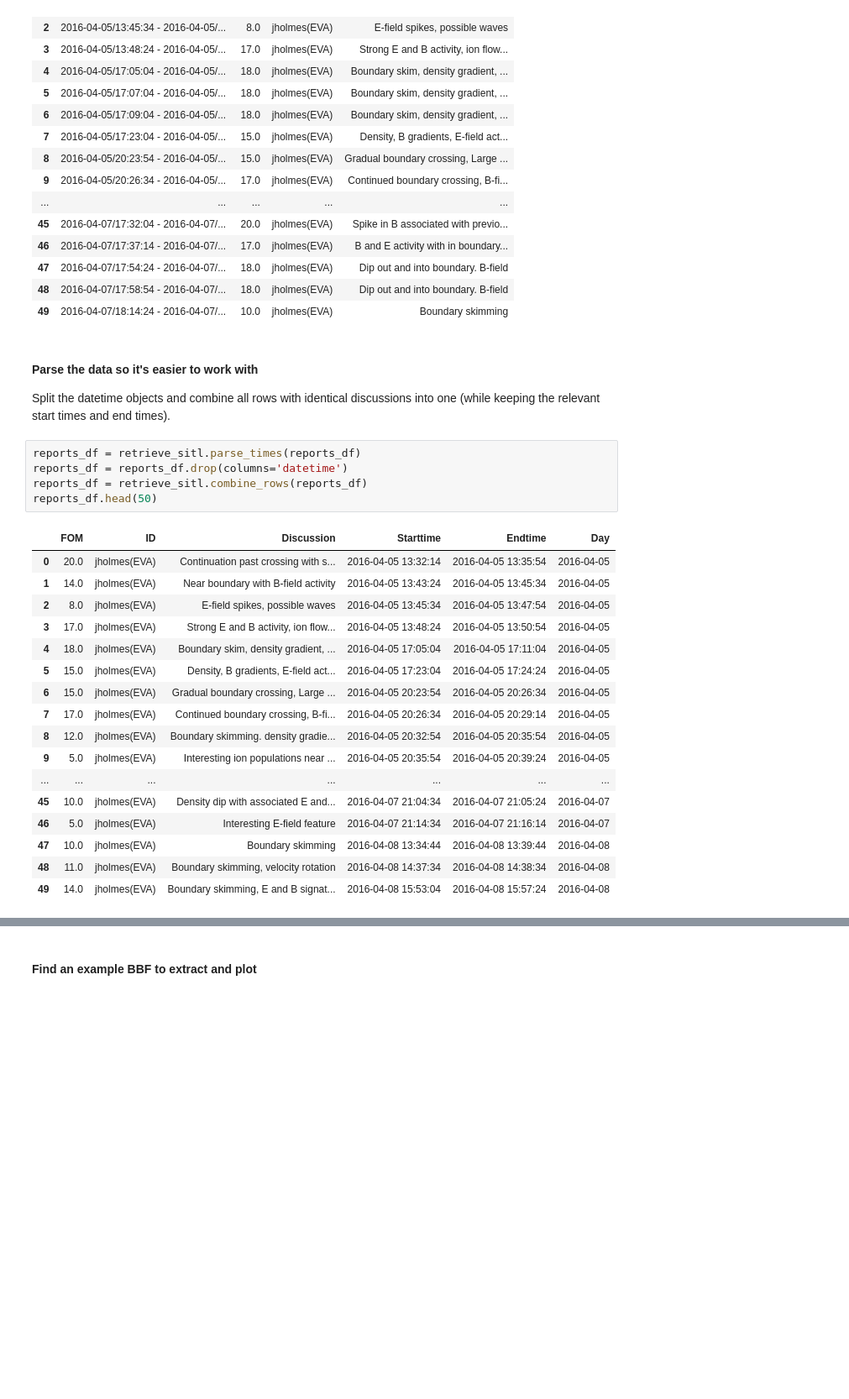
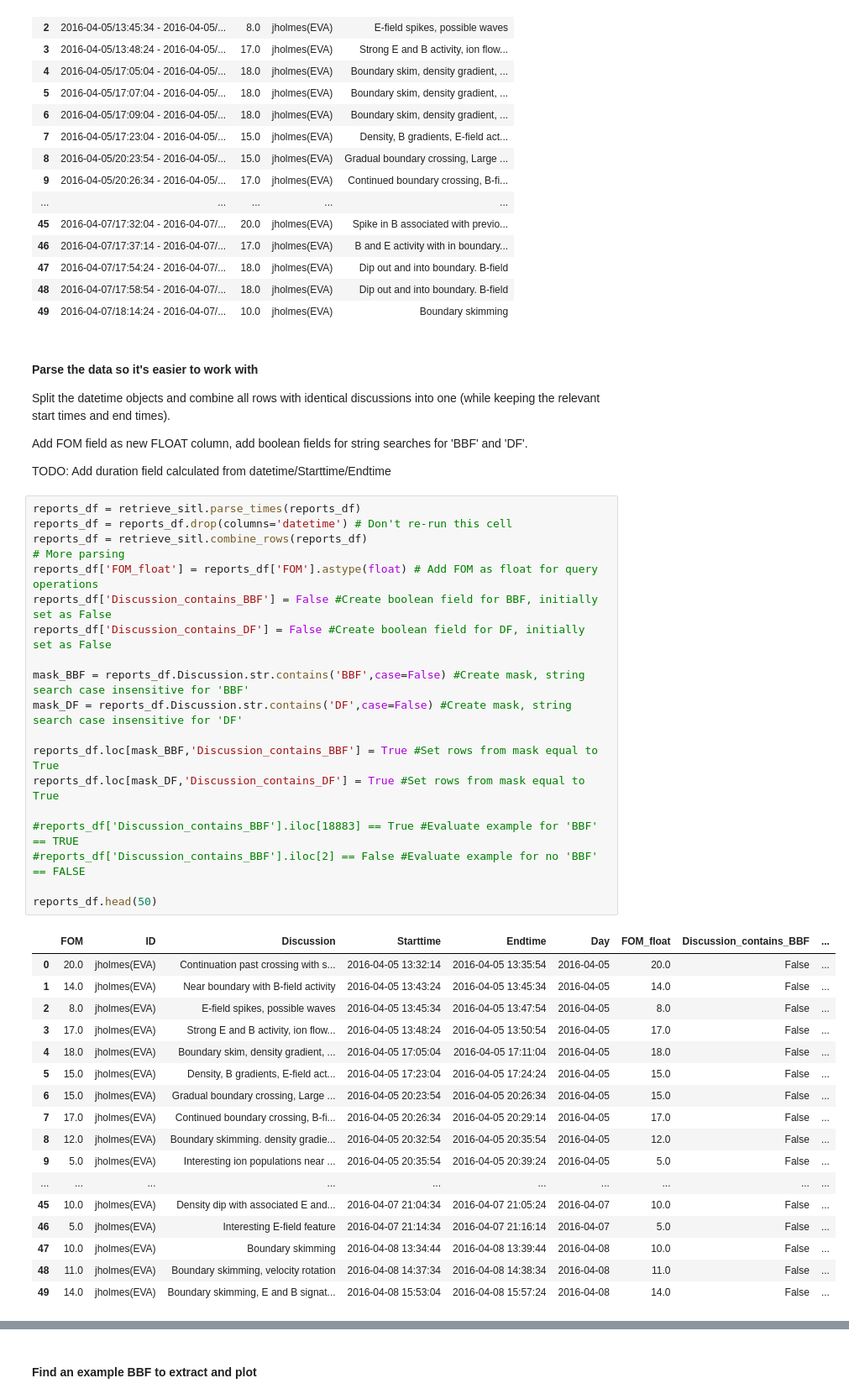
Before and after one commit to heliohackweek/mms_data_hunt, a Jupyter notebook: memes/example_sitl_read.ipynb, the cells around one changed output, grey strips where cells are left out. Shown at 84% size. Drawn from its saved outputs; the diff is of its cells as text; blank space fills up the shorter version.

```diff
--- a/memes/example_sitl_read.ipynb
+++ b/memes/example_sitl_read.ipynb
@@ -65,26 +65,44 @@ reports_df.head(50)
 #### Parse the data so it's easier to work with
 
 Split the datetime objects and combine all rows with identical discussions into one (while keeping the relevant start times and end times).
+
+Add FOM field as new FLOAT column, add boolean fields for string searches for 'BBF' and 'DF'.
+
+TODO: Add duration field calculated from datetime/Starttime/Endtime
-# %%
-reports_df = retrieve_sitl.parse_times(reports_df)
-reports_df = reports_df.drop(columns='datetime')
-reports_df = retrieve_sitl.combine_rows(reports_df)
-reports_df.head(50)
-# %% [output]
-|  | FOM | ID | Discussion | Starttime | Endtime | Day |
-| 0 | 20.0 | jholmes(EVA) | Continuation past crossing with s... | 2016-04-05 13:32:14 | 2016-04-05 13:35:54 | 2016-04-05 |
-| 1 | 14.0 | jholmes(EVA) | Near boundary with B-field activity | 2016-04-05 13:43:24 | 2016-04-05 13:45:34 | 2016-04-05 |
-| 2 | 8.0 | jholmes(EVA) | E-field spikes, possible waves | 2016-04-05 13:45:34 | 2016-04-05 13:47:54 | 2016-04-05 |
-| 3 | 17.0 | jholmes(EVA) | Strong E and B activity, ion flow... | 2016-04-05 13:48:24 | 2016-04-05 13:50:54 | 2016-04-05 |
-| 4 | 18.0 | jholmes(EVA) | Boundary skim, density gradient, ... | 2016-04-05 17:05:04 | 2016-04-05 17:11:04 | 2016-04-05 |
-| 5 | 15.0 | jholmes(EVA) | Density, B gradients, E-field act... | 2016-04-05 17:23:04 | 2016-04-05 17:24:24 | 2016-04-05 |
-| 6 | 15.0 | jholmes(EVA) | Gradual boundary crossing, Large ... | 2016-04-05 20:23:54 | 2016-04-05 20:26:34 | 2016-04-05 |
-| 7 | 17.0 | jholmes(EVA) | Continued boundary crossing, B-fi... | 2016-04-05 20:26:34 | 2016-04-05 20:29:14 | 2016-04-05 |
-| 8 | 12.0 | jholmes(EVA) | Boundary skimming. density gradie... | 2016-04-05 20:32:54 | 2016-04-05 20:35:54 | 2016-04-05 |
-| 9 | 5.0 | jholmes(EVA) | Interesting ion populations near ... | 2016-04-05 20:35:54 | 2016-04-05 20:39:24 | 2016-04-05 |
-| ... | ... | ... | ... | ... | ... | ... |
-| 45 | 10.0 | jholmes(EVA) | Density dip with associated E and... | 2016-04-07 21:04:34 | 2016-04-07 21:05:24 | 2016-04-07 |
-| 46 | 5.0 | jholmes(EVA) | Interesting E-field feature | 2016-04-07 21:14:34 | 2016-04-07 21:16:14 | 2016-04-07 |
-| 47 | 10.0 | jholmes(EVA) | Boundary skimming | 2016-04-08 13:34:44 | 2016-04-08 13:39:44 | 2016-04-08 |
-| 48 | 11.0 | jholmes(EVA) | Boundary skimming, velocity rotation | 2016-04-08 14:37:34 | 2016-04-08 14:38:34 | 2016-04-08 |
-| 49 | 14.0 | jholmes(EVA) | Boundary skimming, E and B signat... | 2016-04-08 15:53:04 | 2016-04-08 15:57:24 | 2016-04-08 |
+# %%
+reports_df = retrieve_sitl.parse_times(reports_df)
+reports_df = reports_df.drop(columns='datetime') # Don't re-run this cell
+reports_df = retrieve_sitl.combine_rows(reports_df)
+# More parsing
+reports_df['FOM_float'] = reports_df['FOM'].astype(float) # Add FOM as float for query operations
+reports_df['Discussion_contains_BBF'] = False #Create boolean field for BBF, initially set as False
+reports_df['Discussion_contains_DF'] = False #Create boolean field for DF, initially set as False
+
+mask_BBF = reports_df.Discussion.str.contains('BBF',case=False) #Create mask, string search case insensitive for 'BBF'
+mask_DF = reports_df.Discussion.str.contains('DF',case=False) #Create mask, string search case insensitive for 'DF'
+
+reports_df.loc[mask_BBF,'Discussion_contains_BBF'] = True #Set rows from mask equal to True
+reports_df.loc[mask_DF,'Discussion_contains_DF'] = True #Set rows from mask equal to True
+
+#reports_df['Discussion_contains_BBF'].iloc[18883] == True #Evaluate example for 'BBF' == TRUE
+#reports_df['Discussion_contains_BBF'].iloc[2] == False #Evaluate example for no 'BBF' == FALSE
+
+reports_df.head(50)
+# %% [output]
+|  | FOM | ID | Discussion | Starttime | Endtime | Day | FOM_float | Discussion_contains_BBF | ... |
+| 0 | 20.0 | jholmes(EVA) | Continuation past crossing with s... | 2016-04-05 13:32:14 | 2016-04-05 13:35:54 | 2016-04-05 | 20.0 | False | ... |
+| 1 | 14.0 | jholmes(EVA) | Near boundary with B-field activity | 2016-04-05 13:43:24 | 2016-04-05 13:45:34 | 2016-04-05 | 14.0 | False | ... |
+| 2 | 8.0 | jholmes(EVA) | E-field spikes, possible waves | 2016-04-05 13:45:34 | 2016-04-05 13:47:54 | 2016-04-05 | 8.0 | False | ... |
+| 3 | 17.0 | jholmes(EVA) | Strong E and B activity, ion flow... | 2016-04-05 13:48:24 | 2016-04-05 13:50:54 | 2016-04-05 | 17.0 | False | ... |
+| 4 | 18.0 | jholmes(EVA) | Boundary skim, density gradient, ... | 2016-04-05 17:05:04 | 2016-04-05 17:11:04 | 2016-04-05 | 18.0 | False | ... |
+| 5 | 15.0 | jholmes(EVA) | Density, B gradients, E-field act... | 2016-04-05 17:23:04 | 2016-04-05 17:24:24 | 2016-04-05 | 15.0 | False | ... |
+| 6 | 15.0 | jholmes(EVA) | Gradual boundary crossing, Large ... | 2016-04-05 20:23:54 | 2016-04-05 20:26:34 | 2016-04-05 | 15.0 | False | ... |
+| 7 | 17.0 | jholmes(EVA) | Continued boundary crossing, B-fi... | 2016-04-05 20:26:34 | 2016-04-05 20:29:14 | 2016-04-05 | 17.0 | False | ... |
+| 8 | 12.0 | jholmes(EVA) | Boundary skimming. density gradie... | 2016-04-05 20:32:54 | 2016-04-05 20:35:54 | 2016-04-05 | 12.0 | False | ... |
+| 9 | 5.0 | jholmes(EVA) | Interesting ion populations near ... | 2016-04-05 20:35:54 | 2016-04-05 20:39:24 | 2016-04-05 | 5.0 | False | ... |
+| ... | ... | ... | ... | ... | ... | ... | ... | ... | ... |
+| 45 | 10.0 | jholmes(EVA) | Density dip with associated E and... | 2016-04-07 21:04:34 | 2016-04-07 21:05:24 | 2016-04-07 | 10.0 | False | ... |
+| 46 | 5.0 | jholmes(EVA) | Interesting E-field feature | 2016-04-07 21:14:34 | 2016-04-07 21:16:14 | 2016-04-07 | 5.0 | False | ... |
+| 47 | 10.0 | jholmes(EVA) | Boundary skimming | 2016-04-08 13:34:44 | 2016-04-08 13:39:44 | 2016-04-08 | 10.0 | False | ... |
+| 48 | 11.0 | jholmes(EVA) | Boundary skimming, velocity rotation | 2016-04-08 14:37:34 | 2016-04-08 14:38:34 | 2016-04-08 | 11.0 | False | ... |
+| 49 | 14.0 | jholmes(EVA) | Boundary skimming, E and B signat... | 2016-04-08 15:53:04 | 2016-04-08 15:57:24 | 2016-04-08 | 14.0 | False | ... |
```
Also changed, not shown: parts of 7 cells of this notebook.
